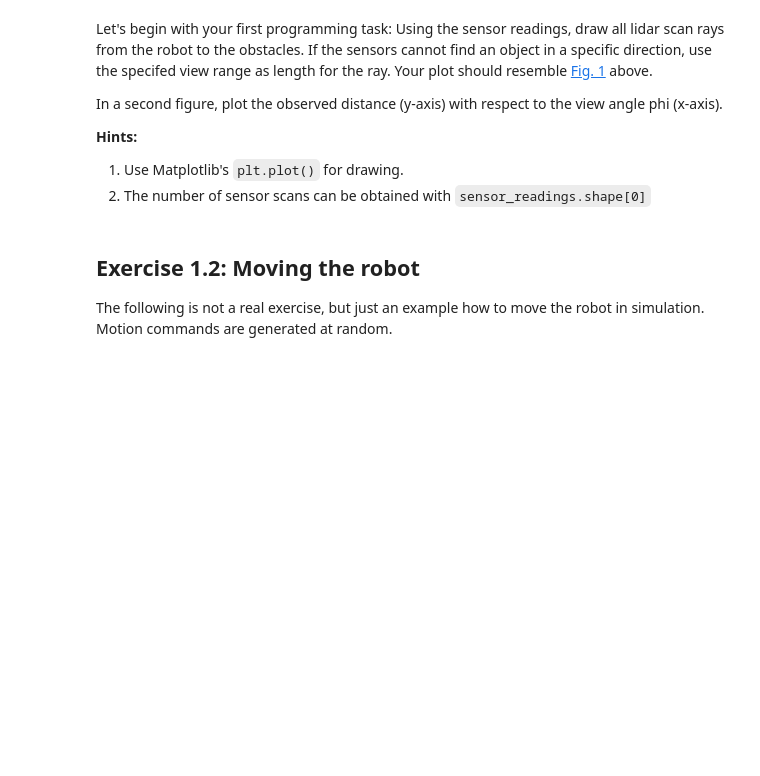
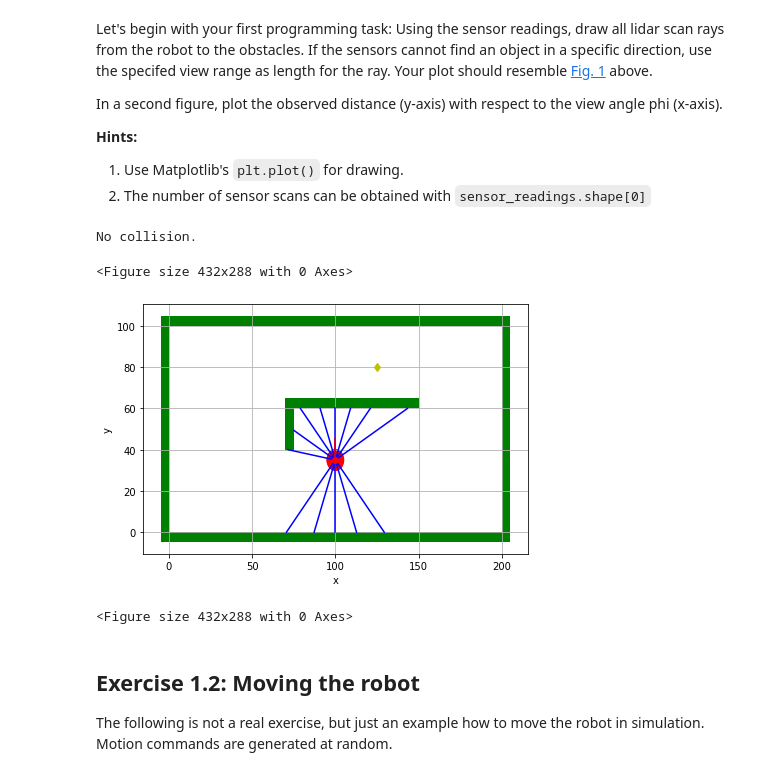
Before and after one commit to Braafisch/Motion-Planning-Assignment, a Jupyter notebook: Assignment_1/MP_Assignment1.ipynb, the cells around one changed output. Cells and saved outputs as stored; diff of their text form; code cells hidden in the pictures; blank space fills up the shorter version.

```diff
--- a/Assignment_1/MP_Assignment1.ipynb
+++ b/Assignment_1/MP_Assignment1.ipynb
@@ -155,26 +157,37 @@ In a second figure, plot the observed distance (y-axis) with respect to the view
 # %%
 plt.figure()
 simulator.drawBoard()
 simulator.showRobot()
 if simulator.checkCollision():
     print('Collision occured.')
 else:
     print('No collision.')
 
 
 # -- TODO: Add your code here for show Lidar scan rays --
 sensor_readings = simulator.getScan()
+pos = simulator.getPose()
+for i in range(sensor_readings.shape[0]):
+  x = pos[0] + np.cos(sensor_readings[i,0]+pos[2]) * sensor_readings[i,1]
+  y = pos[1] + np.sin(sensor_readings[i,0]+pos[2]) * sensor_readings[i,1]
+  plt.plot([pos[0],x],[pos[1],y], 'b')
 
 # -- END TODO --
 simulator.showRobot()
 plt.xlabel('x')
 plt.ylabel('y')
 
 
 plt.figure()
 # -- TODO: Add your code here showing distance vs phi --
 
+
 # -- END TODO --
+# %% [output]
+No collision.
+<Figure size 432x288 with 0 Axes>
+[figure, added]
+<Figure size 432x288 with 0 Axes>
 # %% [markdown]
 ## Exercise 1.2: Moving the robot
 
```
Also changed, not shown: parts of 4 cells of this notebook.
